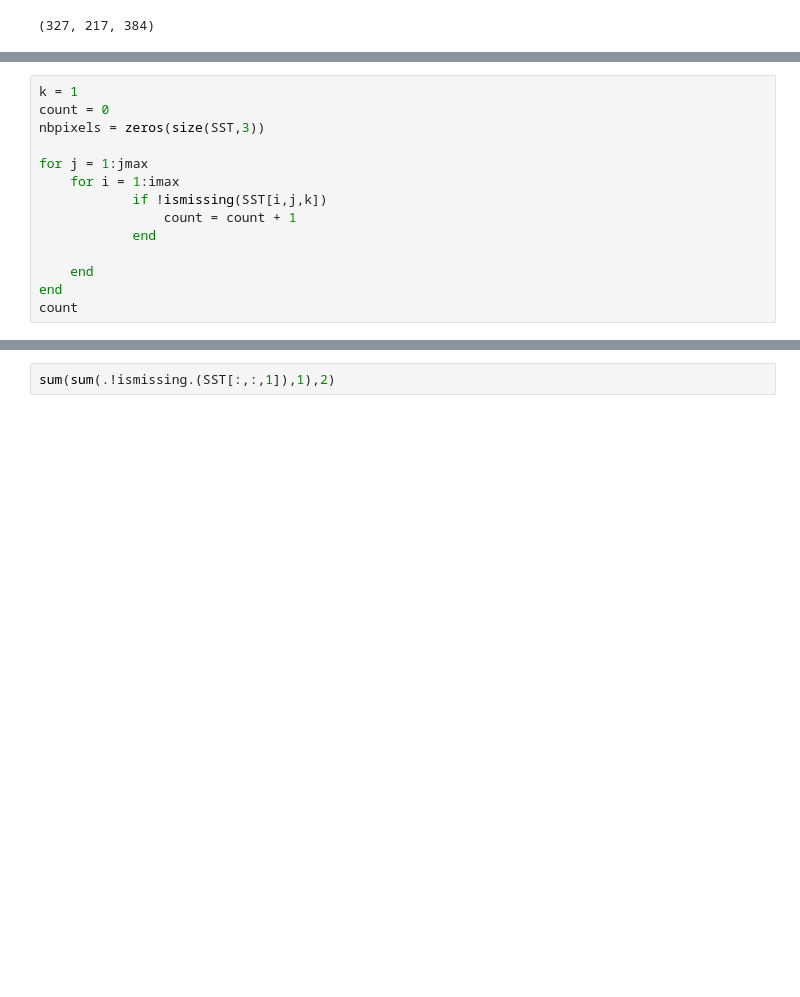
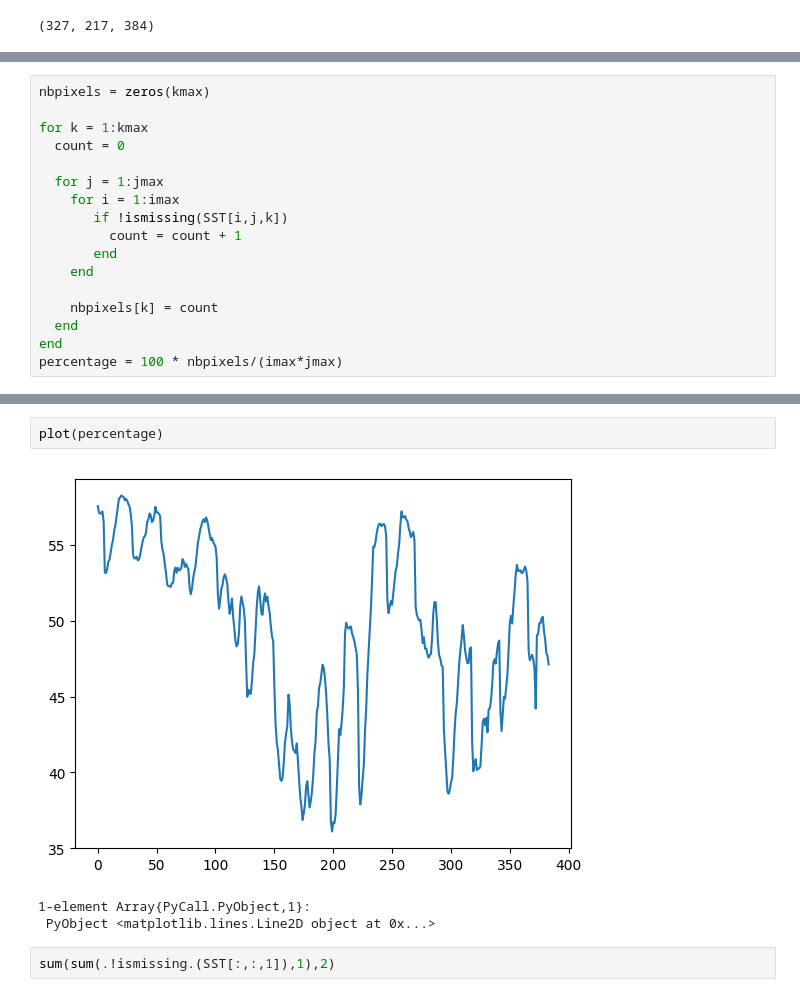
Before and after one commit to Alexander-Barth/JuliaTutorial, a Jupyter notebook: JuliaExercise.ipynb, the cells around one changed output, grey strips where cells are left out. Saved outputs shown, nothing was run; the diff lists cells and outputs as text; blank space fills up the shorter version.

```diff
--- a/JuliaExercise.ipynb
+++ b/JuliaExercise.ipynb
@@ -212,15 +227,18 @@ zeros(3)
 # %%
-k = 1
-count = 0
-nbpixels = zeros(size(SST,3))
+nbpixels = zeros(kmax)
 
-for j = 1:jmax
+for k = 1:kmax
+  count = 0
+
+  for j = 1:jmax
     for i = 1:imax
-            if !ismissing(SST[i,j,k])
-                count = count + 1
-            end
+       if !ismissing(SST[i,j,k])
+         count = count + 1
+       end
+    end
 
-    end
+    nbpixels[k] = count
+  end
 end
-count
+percentage = 100 * nbpixels/(imax*jmax)
 # %% [output]
@@ -228,3 +262,9 @@ count
+# %%
+plot(percentage)
+# %% [output]
+[figure, added]
+1-element Array{PyCall.PyObject,1}:
+ PyObject <matplotlib.lines.Line2D object at 0x...>
 # %%
 sum(sum(.!ismissing.(SST[:,:,1]),1),2)
 # %% [output]
```
Also changed, not shown: parts of 11 cells of this notebook, 1 other file.
